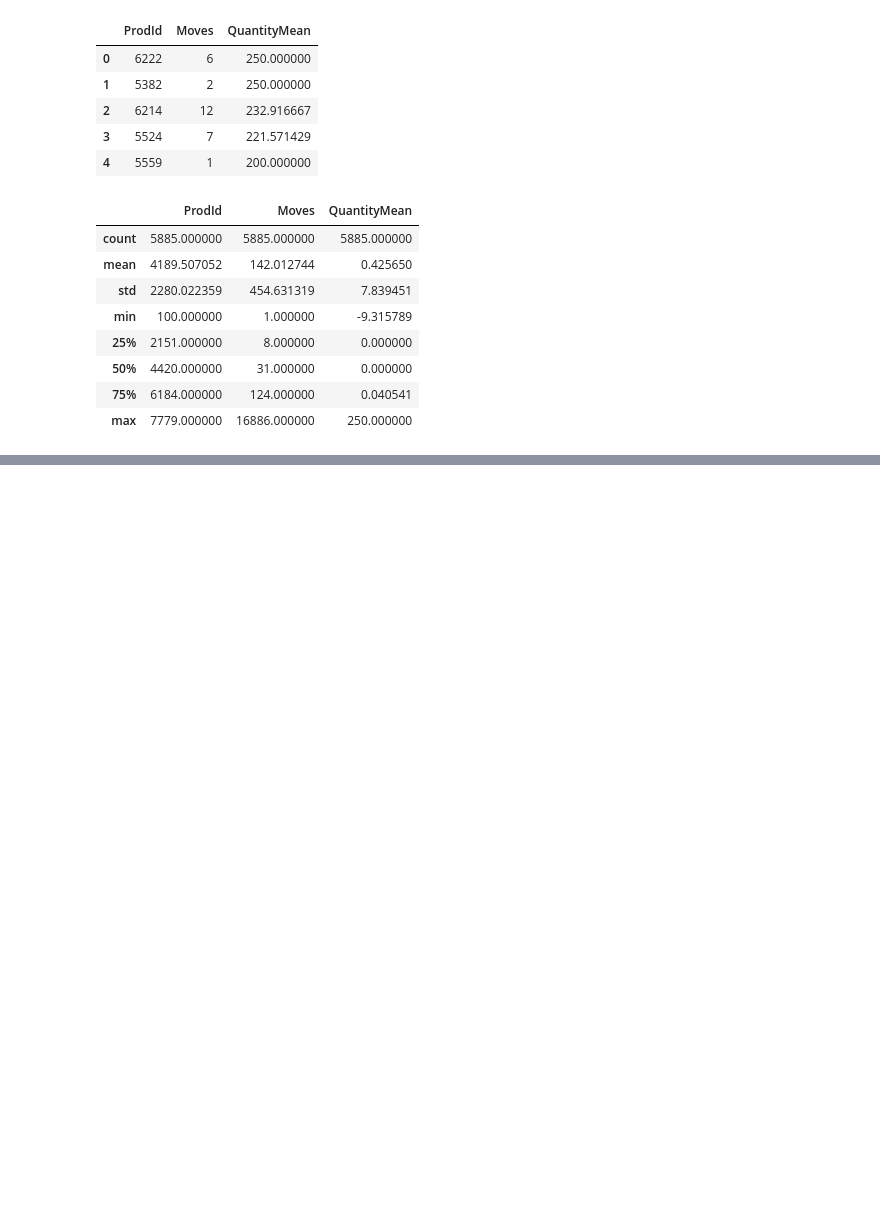
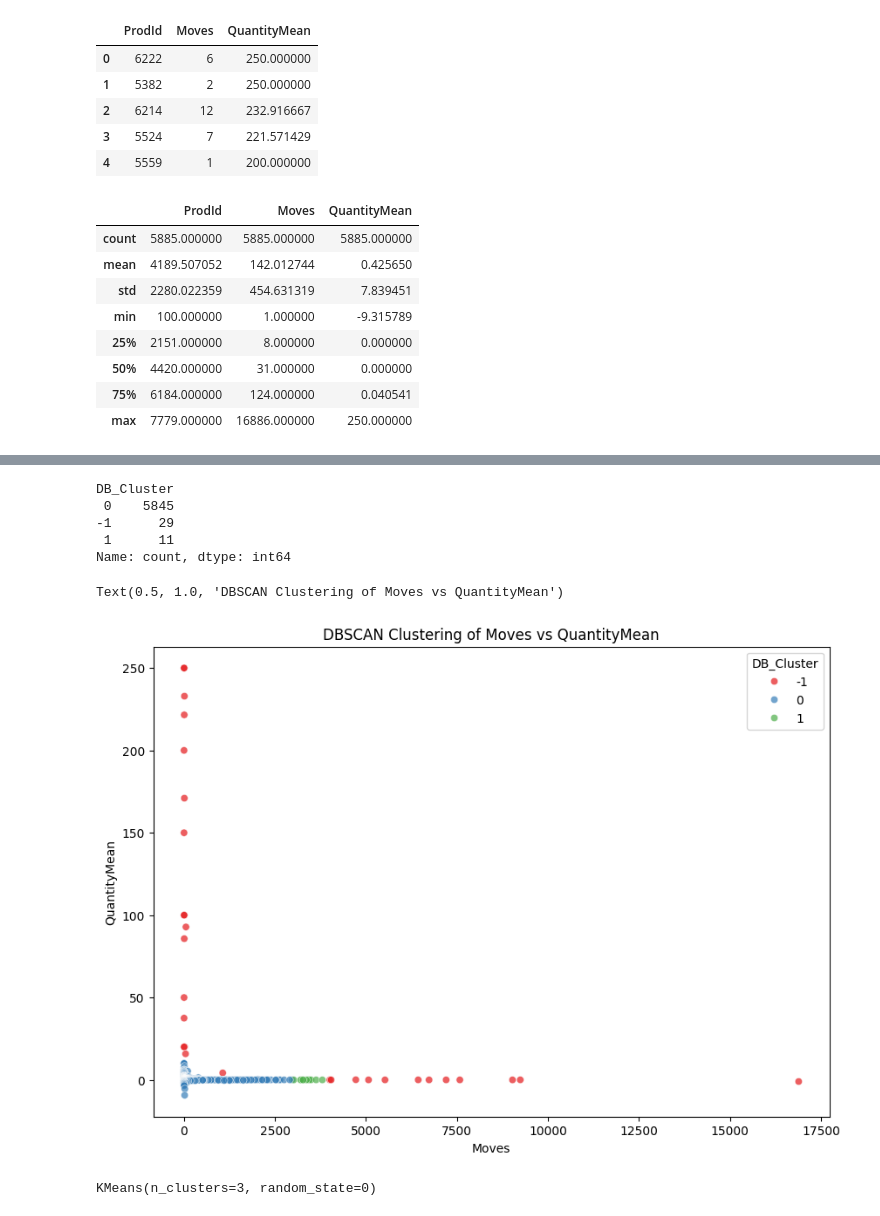
Before and after one commit to Fenokely/projetia_iasm1, a Jupyter notebook: data_process/data_process.ipynb, the cells around one changed output, grey strips where cells are left out. Saved outputs shown, nothing was run; the diff lists cells and outputs as text; code cells hidden in the pictures; blank space fills up the shorter version.

```diff
--- a/data_process/data_process.ipynb
+++ b/data_process/data_process.ipynb
@@ -477,0 +244,2 @@ plt.plot(df4)
+# %%
+db = DBSCAN(eps=0.5, min_samples=5).fit(XS)
@@ -477,0 +250,4 @@ plt.plot(df4)
+# %%
+s_2 = s_1.copy()
+s_2['DB_Cluster'] = db.labels_
+s_2.head()
@@ -477,0 +261,30 @@ plt.plot(df4)
+# %%
+s_2['DB_Cluster'].value_counts()
+# %% [output]
+DB_Cluster
+ 0    5845
+-1      29
+ 1      11
+Name: count, dtype: int64
+# %%
+plt.figure(figsize=(10, 7))
+ax = sns.scatterplot(
+    data=s_2,
+    x='Moves',
+    y='QuantityMean',
+    hue='DB_Cluster',
+    palette='Set1',
+    sizes=(20, 200),
+    alpha=0.7
+)
+ax.set_title('DBSCAN Clustering of Moves vs QuantityMean')
+# %% [output]
+Text(0.5, 1.0, 'DBSCAN Clustering of Moves vs QuantityMean')
+[figure, added]
+# %%
+from sklearn.cluster import KMeans
+
+km = KMeans(n_clusters=3, random_state=0)
+km.fit(X)
+# %% [output]
+KMeans(n_clusters=3, random_state=0)
```
Also changed, not shown: parts of 40 cells of this notebook, 1 other file.
